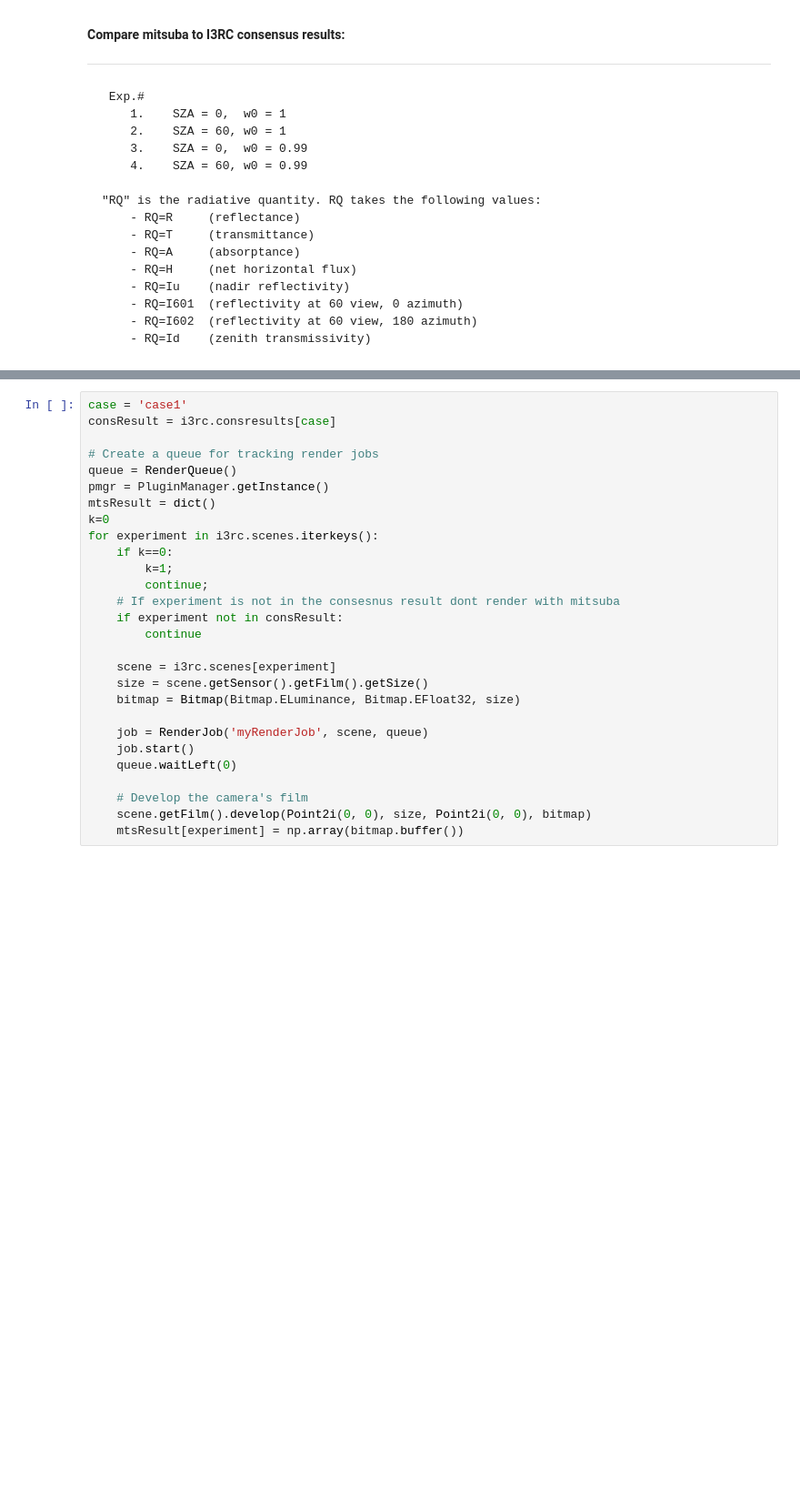
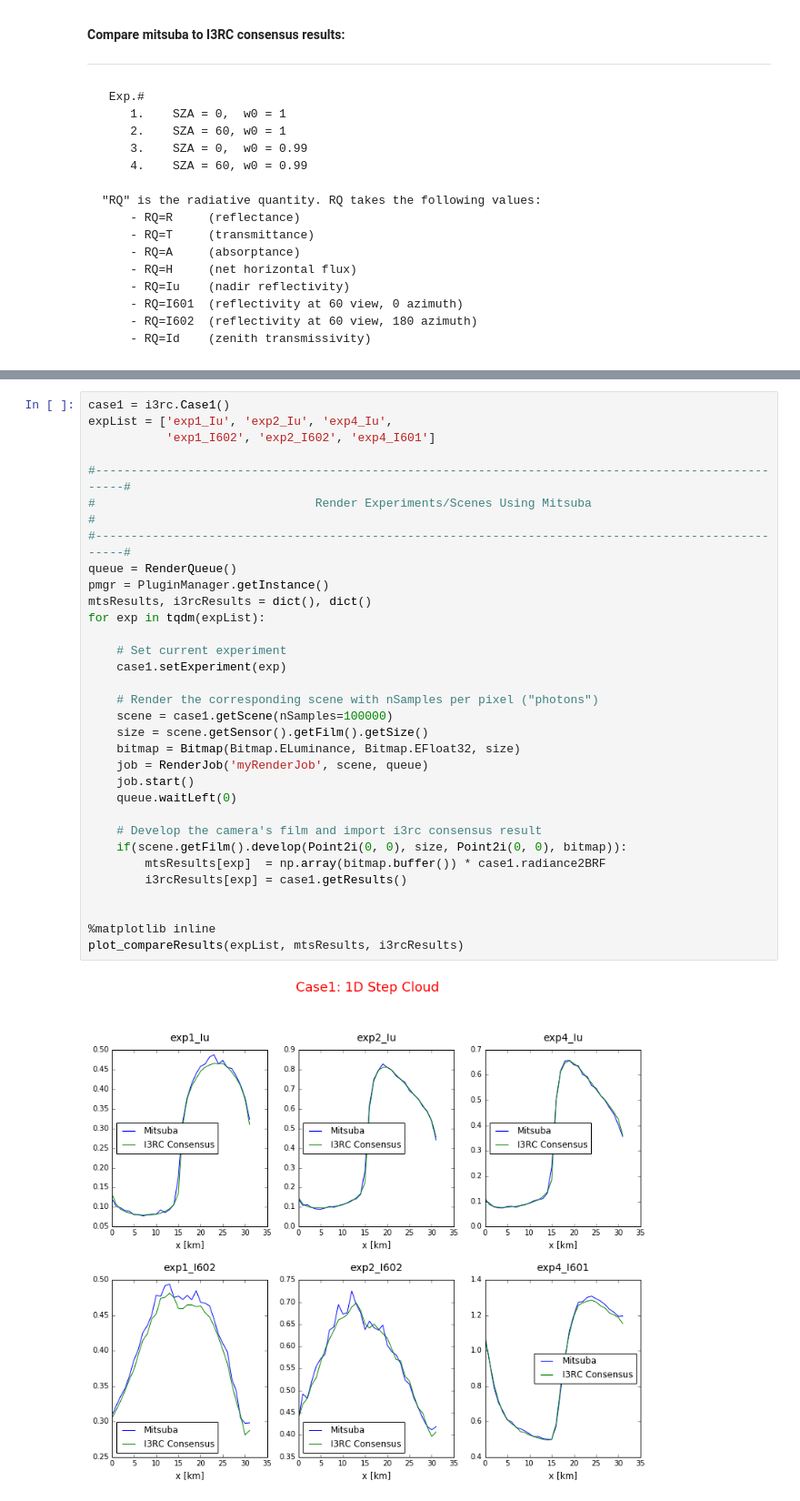
Before and after one commit to aviadlevis/mitsuba, a Jupyter notebook: notebooks/test_i3rc.ipynb, the cells around one changed output, grey strips where cells are left out. Shown at 91% size. Saved outputs shown, nothing was run; the diff lists cells and outputs as text; blank space fills up the shorter version.

```diff
--- a/notebooks/test_i3rc.ipynb
+++ b/notebooks/test_i3rc.ipynb
@@ -117,28 +160,34 @@ scheduler.start()
 # %%
-case = 'case1'
-consResult = i3rc.consresults[case]
+case1 = i3rc.Case1()
+expList = ['exp1_Iu', 'exp2_Iu', 'exp4_Iu',
+           'exp1_I602', 'exp2_I602', 'exp4_I601']
 
-# Create a queue for tracking render jobs
+#----------------------------------------------------------------------------------------------------#
+#                               Render Experiments/Scenes Using Mitsuba                              #
+#----------------------------------------------------------------------------------------------------#
 queue = RenderQueue()
 pmgr = PluginManager.getInstance()
-mtsResult = dict()
-k=0
-for experiment in i3rc.scenes.iterkeys():
-    if k==0:
-        k=1;
-        continue;
-    # If experiment is not in the consesnus result dont render with mitsuba
-    if experiment not in consResult:
-        continue
+mtsResults, i3rcResults = dict(), dict()
+for exp in tqdm(expList):
 
-    scene = i3rc.scenes[experiment]
+    # Set current experiment
+    case1.setExperiment(exp)
+
+    # Render the corresponding scene with nSamples per pixel ("photons")
+    scene = case1.getScene(nSamples=100000)
     size = scene.getSensor().getFilm().getSize()
     bitmap = Bitmap(Bitmap.ELuminance, Bitmap.EFloat32, size)
-
     job = RenderJob('myRenderJob', scene, queue)
     job.start()
     queue.waitLeft(0)
 
-    # Develop the camera's film
-    scene.getFilm().develop(Point2i(0, 0), size, Point2i(0, 0), bitmap)
-    mtsResult[experiment] = np.array(bitmap.buffer())
+    # Develop the camera's film and import i3rc consensus result
+    if(scene.getFilm().develop(Point2i(0, 0), size, Point2i(0, 0), bitmap)):
+        mtsResults[exp]  = np.array(bitmap.buffer()) * case1.radiance2BRF
+        i3rcResults[exp] = case1.getResults()
+
+
+%matplotlib inline
+plot_compareResults(expList, mtsResults, i3rcResults)
+# %% [output]
+[figure, added]
```
Also changed, not shown: parts of 15 cells of this notebook, 13 other files.
